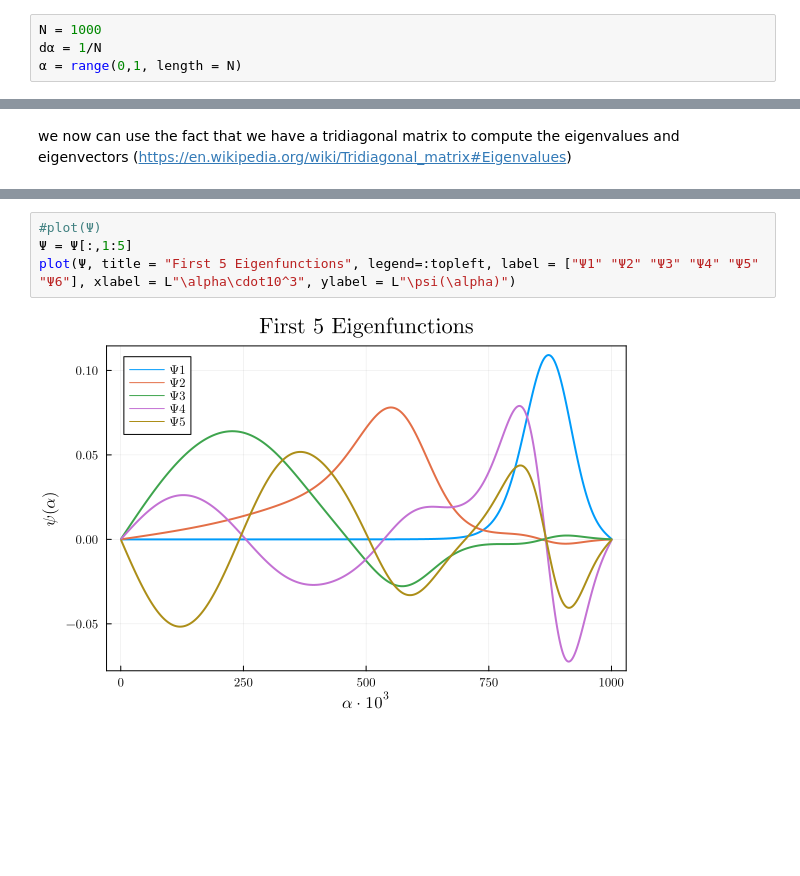
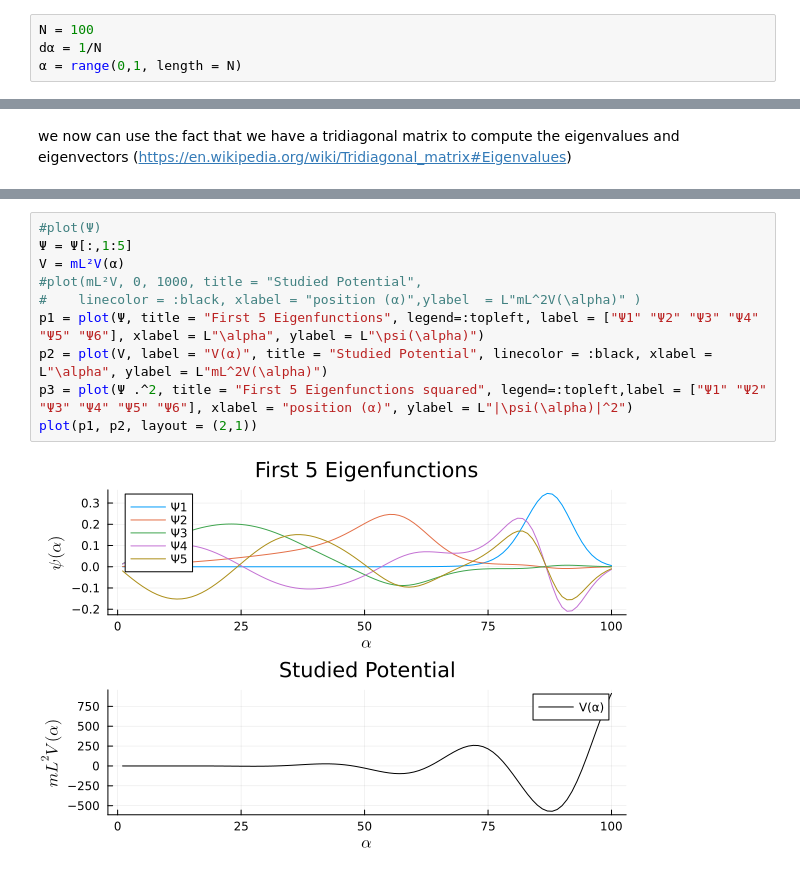
Before and after one commit to uriballo/computational-physics, a Jupyter notebook: numerical-schrodinger-equation/one-dimensional-solution/1d-numerical-schrodinger-equation.ipynb, the cells around one changed output, grey strips where cells are left out. Drawn from its saved outputs; the diff is of its cells as text; blank space fills up the shorter version.

```diff
--- a/numerical-schrodinger-equation/one-dimensional-solution/1d-numerical-schrodinger-equation.ipynb
+++ b/numerical-schrodinger-equation/one-dimensional-solution/1d-numerical-schrodinger-equation.ipynb
@@ -27,5 +51,5 @@ finally we have achieved our goal of having a dimension-less equation that is di
 # %%
-N = 1000
+N = 100
 dα = 1/N
 α = range(0,1, length = N)
 # %% [output]
@@ -141,6 +99,12 @@ bar(1:10, E[1:10], grid = true)
 # %%
 #plot(Ψ)
 Ψ = Ψ[:,1:5]
-plot(Ψ, title = "First 5 Eigenfunctions", legend=:topleft, label = ["Ψ1" "Ψ2" "Ψ3" "Ψ4" "Ψ5" "Ψ6"], xlabel = L"\alpha\cdot10^3", ylabel = L"\psi(\alpha)")
+V = mL²V(α)
+#plot(mL²V, 0, 1000, title = "Studied Potential",
+#    linecolor = :black, xlabel = "position (α)",ylabel  = L"mL^2V(\alpha)" )
+p1 = plot(Ψ, title = "First 5 Eigenfunctions", legend=:topleft, label = ["Ψ1" "Ψ2" "Ψ3" "Ψ4" "Ψ5" "Ψ6"], xlabel = L"\alpha", ylabel = L"\psi(\alpha)")
+p2 = plot(V, label = "V(α)", title = "Studied Potential", linecolor = :black, xlabel = L"\alpha", ylabel = L"mL^2V(\alpha)")
+p3 = plot(Ψ .^2, title = "First 5 Eigenfunctions squared", legend=:topleft,label = ["Ψ1" "Ψ2" "Ψ3" "Ψ4" "Ψ5" "Ψ6"], xlabel = "position (α)", ylabel = L"|\psi(\alpha)|^2")
+plot(p1, p2, layout = (2,1))
 # %% [output]
-[figure, old version]
+[figure, new version]
```
Also changed, not shown: parts of 12 cells of this notebook, 3 other files.
